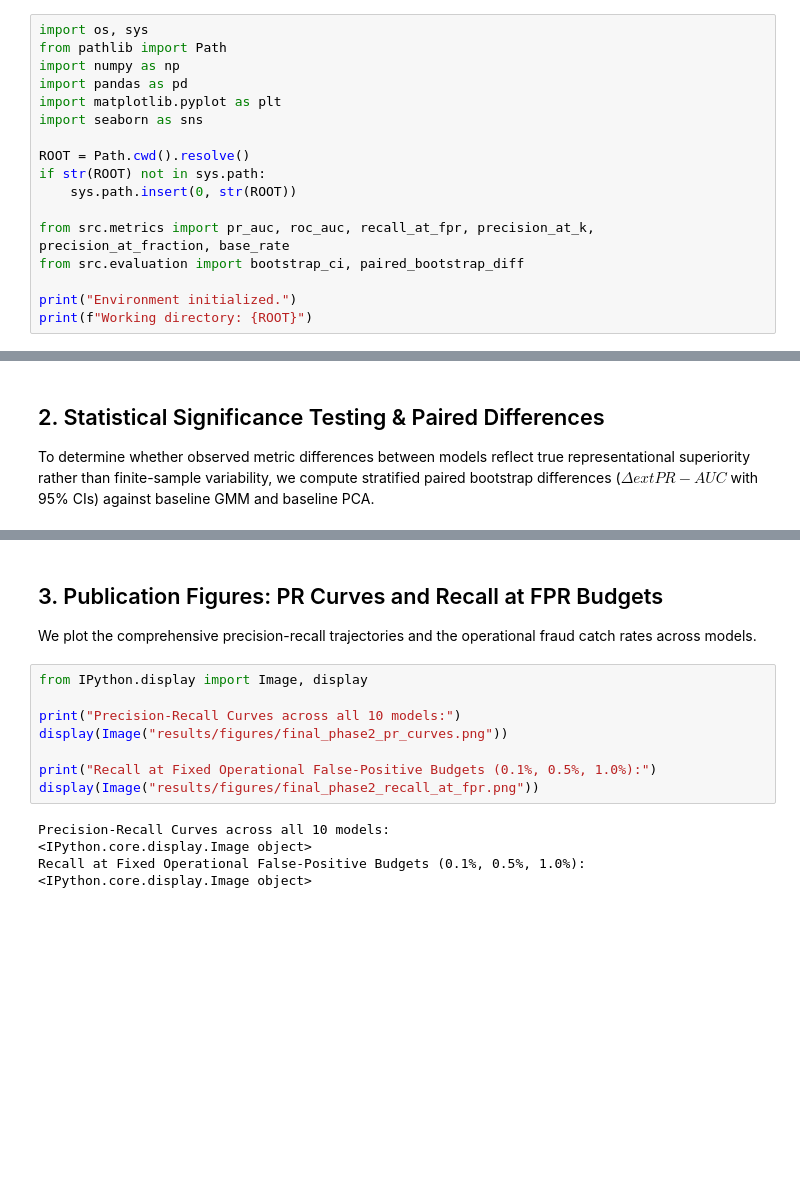
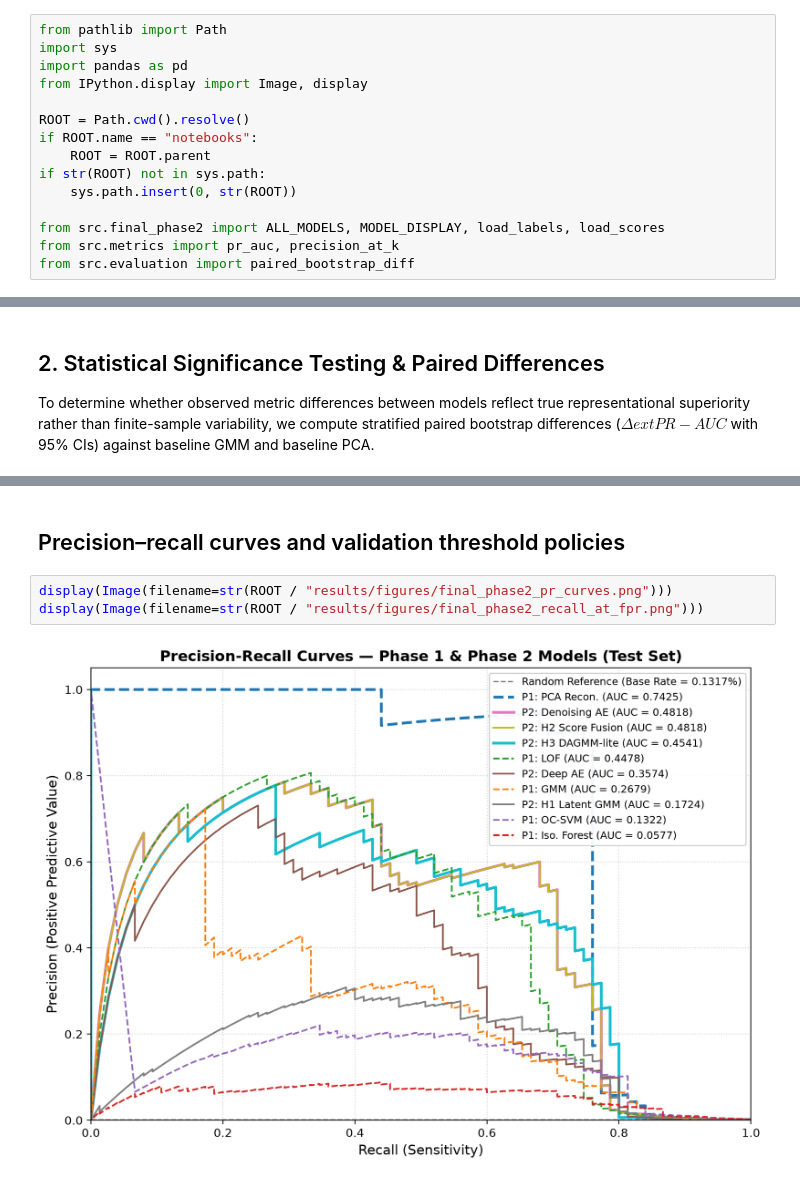
Before and after one commit to Kushal425/T033-CardFraudDetection-AML-DL, a Jupyter notebook: notebooks/06b_final_comparison_phase2.ipynb, the cells around one changed output, grey strips where cells are left out. Cells and saved outputs as stored; diff of their text form; blank space fills up the shorter version.

Commit message:
Finalize Phase 2 evaluation and submission files

```diff
--- a/notebooks/06b_final_comparison_phase2.ipynb
+++ b/notebooks/06b_final_comparison_phase2.ipynb
@@ -11,20 +11,18 @@ This notebook implements the final empirical synthesis for Phase 2, evaluating a
 2. **Does modeling the latent bottleneck distribution with a Gaussian Mixture Model (H1) resolve the curse of dimensionality, or does non-volume-preserving compression introduce distortion?**
 3. **Does multi-objective hybrid scoring (H2 score fusion and H3 DAGMM-lite) yield statistically significant gains over standalone parents?**
 # %%
-import os, sys
 from pathlib import Path
-import numpy as np
+import sys
 import pandas as pd
-import matplotlib.pyplot as plt
-import seaborn as sns
+from IPython.display import Image, display
 
 ROOT = Path.cwd().resolve()
+if ROOT.name == "notebooks":
+    ROOT = ROOT.parent
 if str(ROOT) not in sys.path:
     sys.path.insert(0, str(ROOT))
 
-from src.metrics import pr_auc, roc_auc, recall_at_fpr, precision_at_k, precision_at_fraction, base_rate
-from src.evaluation import bootstrap_ci, paired_bootstrap_diff
-
-print("Environment initialized.")
-print(f"Working directory: {ROOT}")
+from src.final_phase2 import ALL_MODELS, MODEL_DISPLAY, load_labels, load_scores
+from src.metrics import pr_auc, precision_at_k
+from src.evaluation import paired_bootstrap_diff
 # %% [output]
@@ -109,18 +96,9 @@ P2: Denoising AE     vs PCA: Δ = -0.2607 [95% CI: -0.3350, -0.1526] -> SIGNIFIC
 P2: H3 DAGMM-lite    vs PCA: Δ = -0.2884 [95% CI: -0.3669, -0.1779] -> SIGNIFICANT
 P2: H1 Latent GMM    vs PCA: Δ = -0.5701 [95% CI: -0.6311, -0.4948] -> SIGNIFICANT
 # %% [markdown]
-## 3. Publication Figures: PR Curves and Recall at FPR Budgets
-We plot the comprehensive precision-recall trajectories and the operational fraud catch rates across models.
+## Precision–recall curves and validation threshold policies
 # %%
-from IPython.display import Image, display
-
-print("Precision-Recall Curves across all 10 models:")
-display(Image("results/figures/final_phase2_pr_curves.png"))
-
-print("Recall at Fixed Operational False-Positive Budgets (0.1%, 0.5%, 1.0%):")
-display(Image("results/figures/final_phase2_recall_at_fpr.png"))
+display(Image(filename=str(ROOT / "results/figures/final_phase2_pr_curves.png")))
+display(Image(filename=str(ROOT / "results/figures/final_phase2_recall_at_fpr.png")))
 # %% [output]
-Precision-Recall Curves across all 10 models:
-<IPython.core.display.Image object>
-Recall at Fixed Operational False-Positive Budgets (0.1%, 0.5%, 1.0%):
-<IPython.core.display.Image object>
+[figure, added]
```
Also changed, not shown: parts of 9 cells of this notebook, 57 other files.
